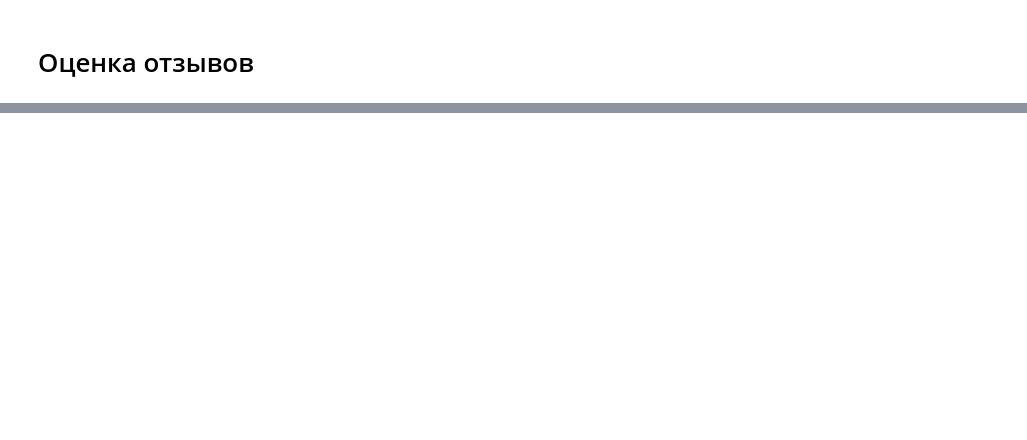
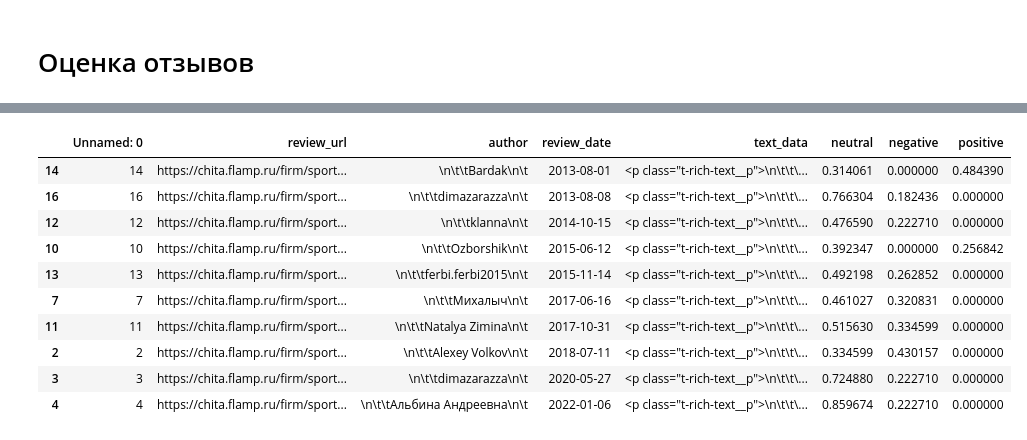
Before and after one commit to DieNice/acsi-notebooks, a Jupyter notebook: reviews-notebook.ipynb, the cells around one changed output, grey strips where cells are left out. Drawn from its saved outputs; the diff is of its cells as text; code cells hidden in the pictures; blank space fills up the shorter version.

```diff
--- a/reviews-notebook.ipynb
+++ b/reviews-notebook.ipynb
@@ -62,0 +77,15 @@ rost_reviews.head(10)
+# %%
+sport_reviews = sport_reviews.sort_values(["review_date"])
+sport_reviews.head(10)
+# %% [output]
+|  | Unnamed: 0 | review_url | author | review_date | text_data | neutral | negative | positive |
+| 14 | 14 | https://chita.flamp.ru/firm/sport... | \n\t\tBardak\n\t | 2013-08-01 | <p class="t-rich-text__p">\n\t\t\... | 0.314061 | 0.000000 | 0.484390 |
+| 16 | 16 | https://chita.flamp.ru/firm/sport... | \n\t\tdimazarazza\n\t | 2013-08-08 | <p class="t-rich-text__p">\n\t\t\... | 0.766304 | 0.182436 | 0.000000 |
+| 12 | 12 | https://chita.flamp.ru/firm/sport... | \n\t\tklanna\n\t | 2014-10-15 | <p class="t-rich-text__p">\n\t\t\... | 0.476590 | 0.222710 | 0.000000 |
+| 10 | 10 | https://chita.flamp.ru/firm/sport... | \n\t\tOzborshik\n\t | 2015-06-12 | <p class="t-rich-text__p">\n\t\t\... | 0.392347 | 0.000000 | 0.256842 |
+| 13 | 13 | https://chita.flamp.ru/firm/sport... | \n\t\tferbi.ferbi2015\n\t | 2015-11-14 | <p class="t-rich-text__p">\n\t\t\... | 0.492198 | 0.262852 | 0.000000 |
+| 7 | 7 | https://chita.flamp.ru/firm/sport... | \n\t\tМихалыч\n\t | 2017-06-16 | <p class="t-rich-text__p">\n\t\t\... | 0.461027 | 0.320831 | 0.000000 |
+| 11 | 11 | https://chita.flamp.ru/firm/sport... | \n\t\tNatalya Zimina\n\t | 2017-10-31 | <p class="t-rich-text__p">\n\t\t\... | 0.515630 | 0.334599 | 0.000000 |
+| 2 | 2 | https://chita.flamp.ru/firm/sport... | \n\t\tAlexey Volkov\n\t | 2018-07-11 | <p class="t-rich-text__p">\n\t\t\... | 0.334599 | 0.430157 | 0.000000 |
+| 3 | 3 | https://chita.flamp.ru/firm/sport... | \n\t\tdimazarazza\n\t | 2020-05-27 | <p class="t-rich-text__p">\n\t\t\... | 0.724880 | 0.222710 | 0.000000 |
+| 4 | 4 | https://chita.flamp.ru/firm/sport... | \n\t\tАльбина Андреевна\n\t | 2022-01-06 | <p class="t-rich-text__p">\n\t\t\... | 0.859674 | 0.222710 | 0.000000 |
```
Also changed, not shown: parts of 13 cells of this notebook, 1 other file.
